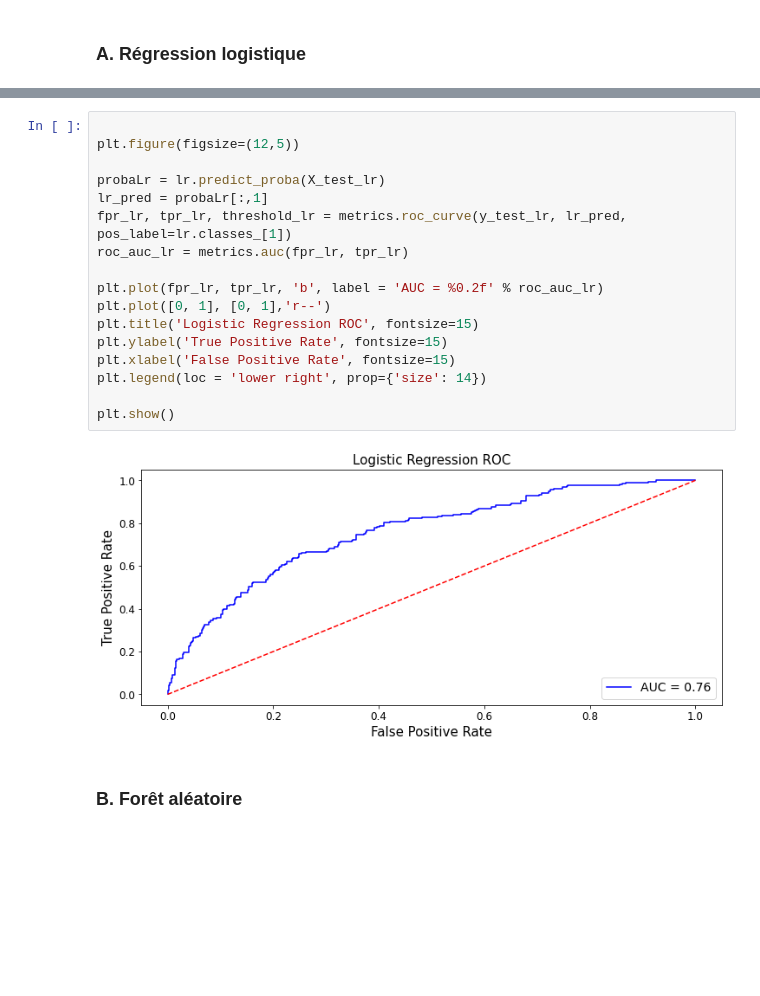
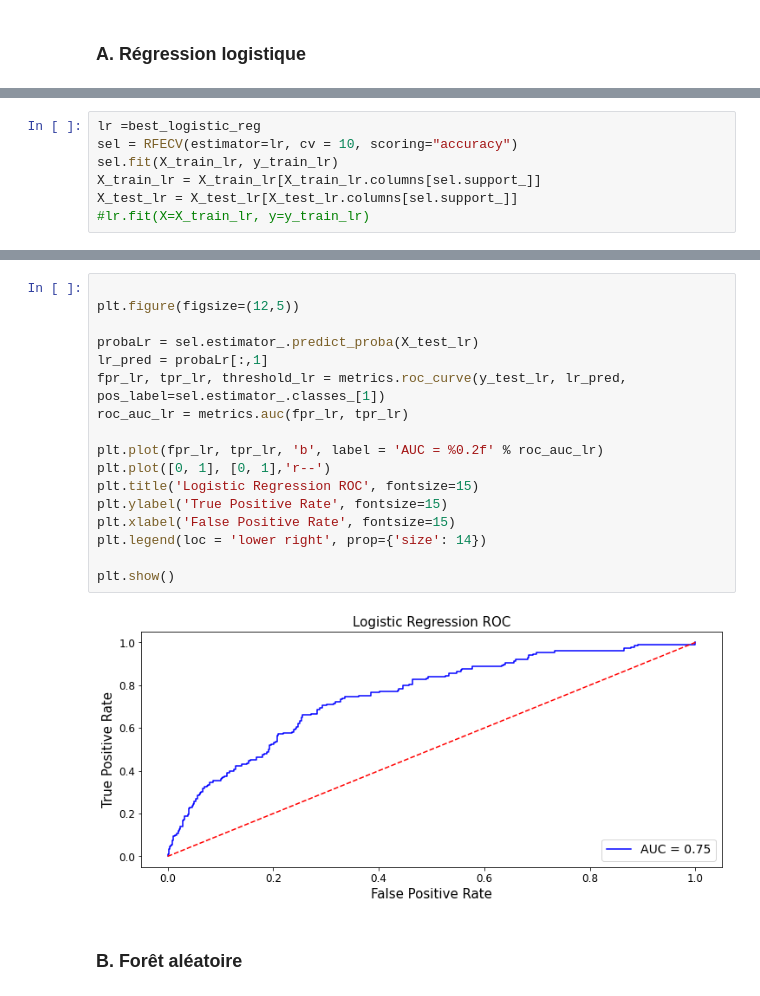
Before and after one commit to VictorMassotte/Projet-IA, a Jupyter notebook: projet-ia.ipynb, the cells around one changed output, grey strips where cells are left out. Saved outputs shown, nothing was run; the diff lists cells and outputs as text; blank space fills up the shorter version.

Commit message:
finish logistic regression

```diff
--- a/projet-ia.ipynb
+++ b/projet-ia.ipynb
@@ -408,2 +407,9 @@ LogisticRegression(C=1, penalty='none', solver='newton-cg')
+# %%
+lr =best_logistic_reg
+sel = RFECV(estimator=lr, cv = 10, scoring="accuracy")
+sel.fit(X_train_lr, y_train_lr)
+X_train_lr = X_train_lr[X_train_lr.columns[sel.support_]]
+X_test_lr = X_test_lr[X_test_lr.columns[sel.support_]]
+#lr.fit(X=X_train_lr, y=y_train_lr)
 # %%
 from sklearn.model_selection import cross_val_score
@@ -434,22 +440,22 @@ weighted avg       0.82      0.85      0.81      1323
 # %%
 
 plt.figure(figsize=(12,5))
 
-probaLr = lr.predict_proba(X_test_lr)
+probaLr = sel.estimator_.predict_proba(X_test_lr)
 lr_pred = probaLr[:,1]
-fpr_lr, tpr_lr, threshold_lr = metrics.roc_curve(y_test_lr, lr_pred, pos_label=lr.classes_[1])
+fpr_lr, tpr_lr, threshold_lr = metrics.roc_curve(y_test_lr, lr_pred, pos_label=sel.estimator_.classes_[1])
 roc_auc_lr = metrics.auc(fpr_lr, tpr_lr)
 
 plt.plot(fpr_lr, tpr_lr, 'b', label = 'AUC = %0.2f' % roc_auc_lr)
 plt.plot([0, 1], [0, 1],'r--')
 plt.title('Logistic Regression ROC', fontsize=15)
 plt.ylabel('True Positive Rate', fontsize=15)
 plt.xlabel('False Positive Rate', fontsize=15)
 plt.legend(loc = 'lower right', prop={'size': 14})
 
 plt.show()
 # %% [output]
-[figure, old version]
+[figure, new version]
 # %% [markdown]
 ### B. Forêt aléatoire
 # %%
```
Also changed, not shown: parts of 20 cells of this notebook.
